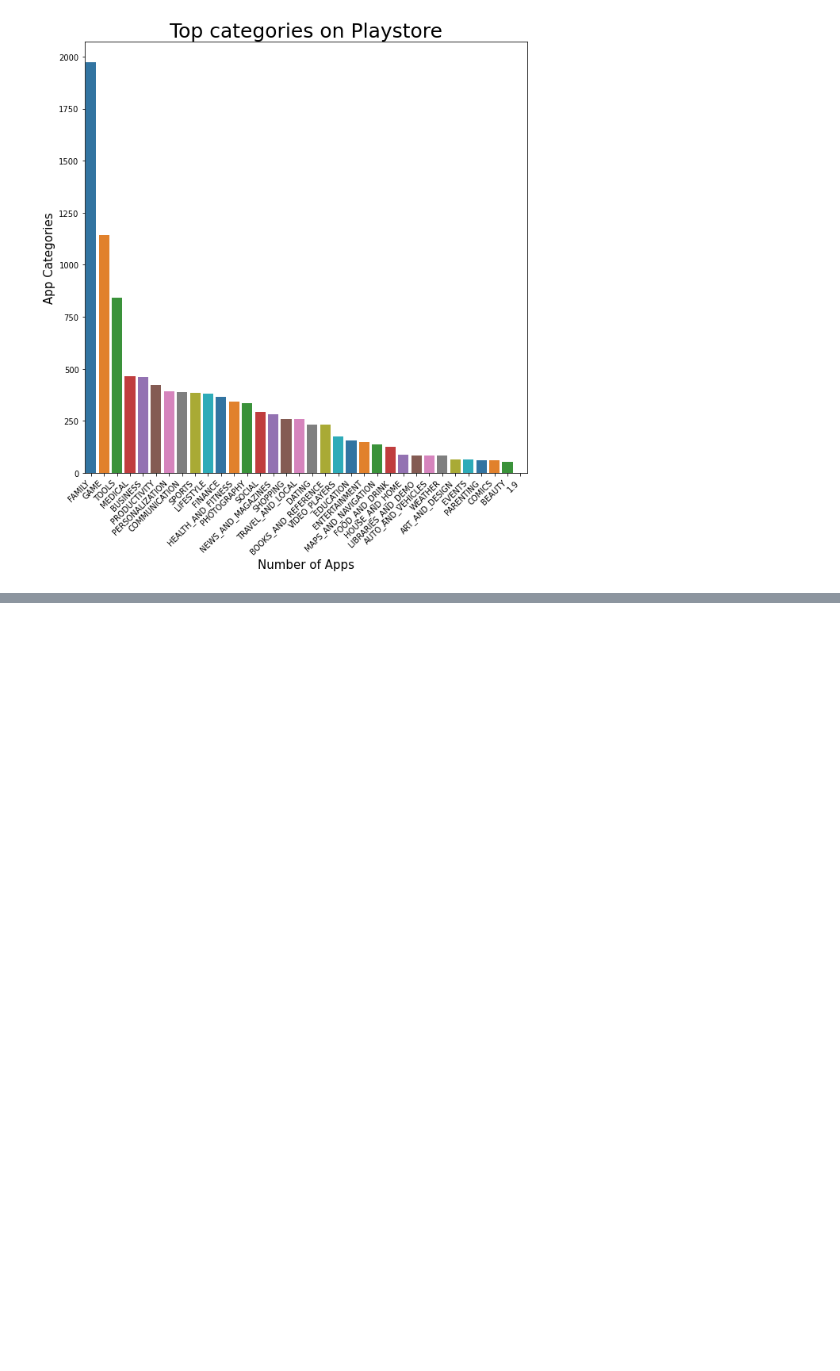
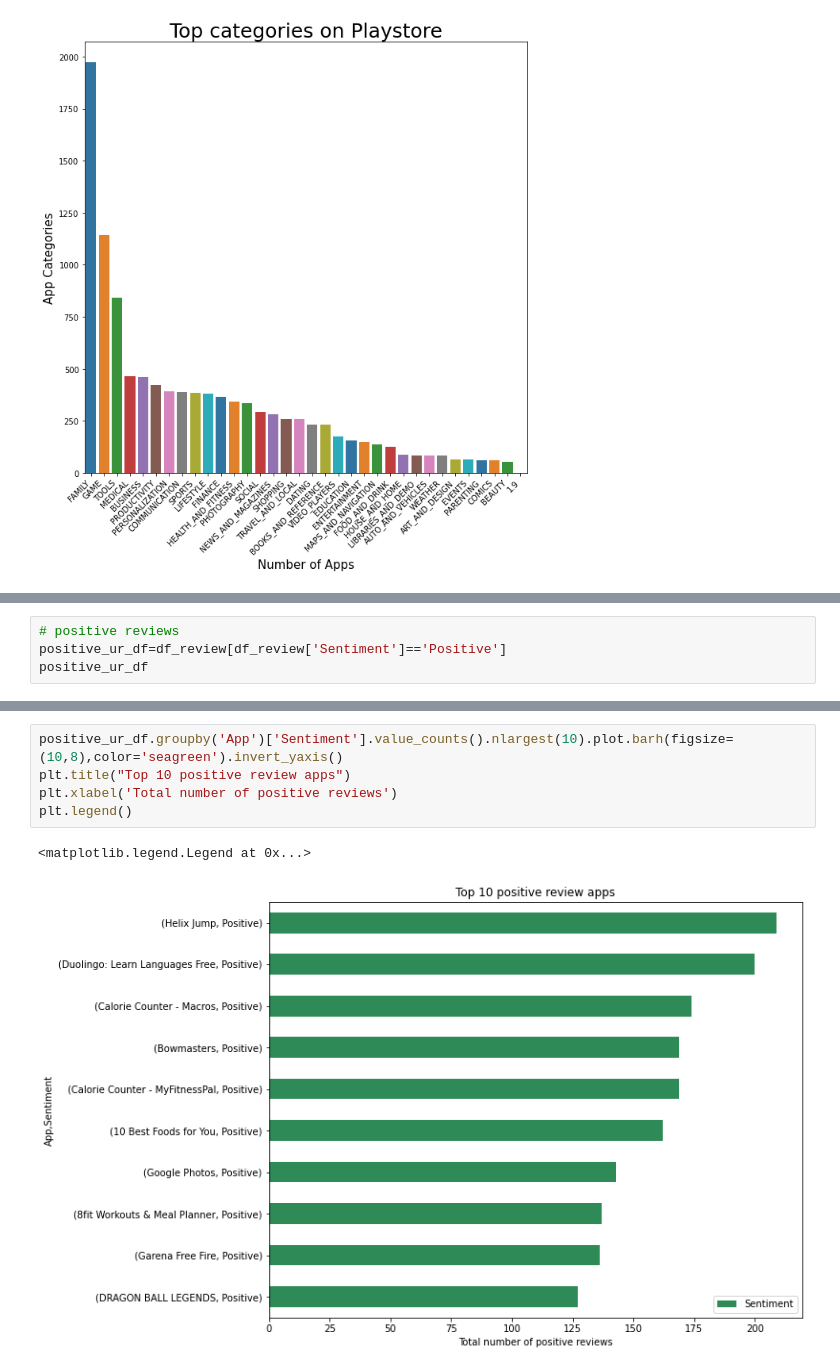
Before and after one commit to madhulika-1990/CAPSTONE-PROJECT-1, a Jupyter notebook: Play_Store_App_Review_Analysis_Capstone_Project.ipynb, the cells around one changed output, grey strips where cells are left out. Drawn from its saved outputs; the diff is of its cells as text; blank space fills up the shorter version.

Commit message:
sentiment analysis

```diff
--- a/Play_Store_App_Review_Analysis_Capstone_Project.ipynb
+++ b/Play_Store_App_Review_Analysis_Capstone_Project.ipynb
@@ -549,0 +591,4 @@ graph.set_xticklabels(graph.get_xticklabels(), rotation= 45, horizontalalignment
+# %%
+# positive reviews
+positive_ur_df=df_review[df_review['Sentiment']=='Positive']
+positive_ur_df
@@ -549,0 +609,8 @@ graph.set_xticklabels(graph.get_xticklabels(), rotation= 45, horizontalalignment
+# %%
+positive_ur_df.groupby('App')['Sentiment'].value_counts().nlargest(10).plot.barh(figsize=(10,8),color='seagreen').invert_yaxis()
+plt.title("Top 10 positive review apps")
+plt.xlabel('Total number of positive reviews')
+plt.legend()
+# %% [output]
+<matplotlib.legend.Legend at 0x...>
+[figure, added]
```
Also changed, not shown: parts of 8 cells of this notebook.
